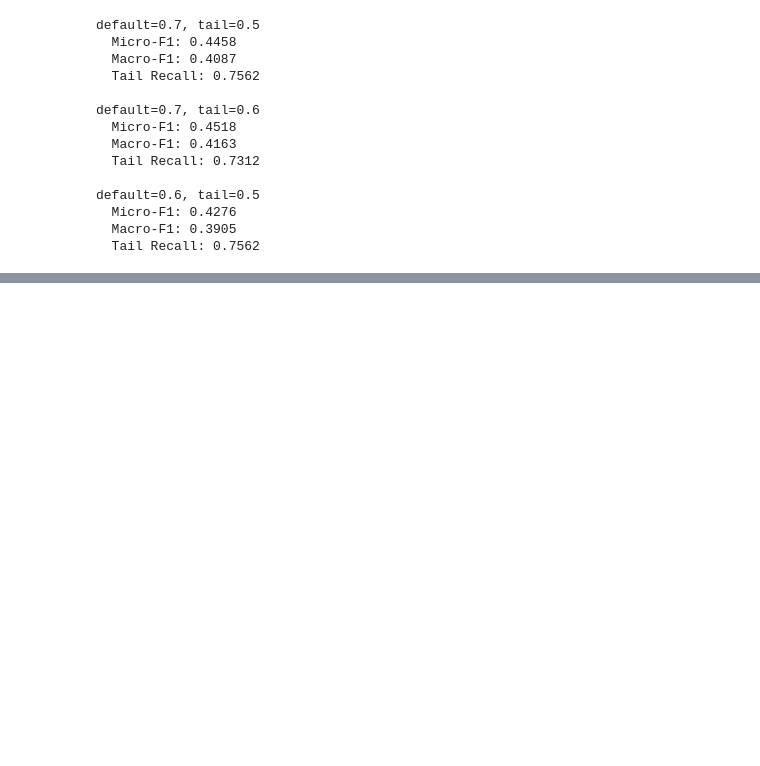
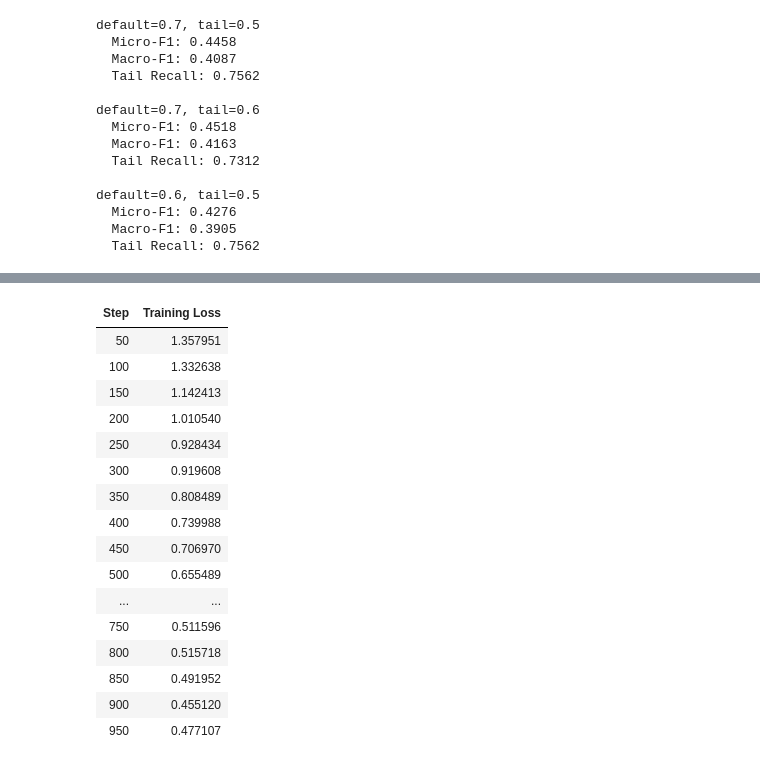
Before and after one commit to RolandSandorNagy/lightweight-emotion-detection-from-text, a Jupyter notebook: notebooks/03_multilabel_distilbert_baseline.ipynb, the cells around one changed output, grey strips where cells are left out. Cells and saved outputs as stored; diff of their text form; code cells hidden in the pictures; blank space fills up the shorter version.

```diff
--- a/notebooks/03_multilabel_distilbert_baseline.ipynb
+++ b/notebooks/03_multilabel_distilbert_baseline.ipynb
@@ -853,0 +1190,69 @@ default=0.6, tail=0.5
+# %%
+# ==========================================
+# EXPERIMENT 18 – SEED REPEAT OF BEST MODEL
+# seed = 7
+# ==========================================
+
+import random
+
+seed_18 = 7
+
+random.seed(seed_18)
+np.random.seed(seed_18)
+torch.manual_seed(seed_18)
+torch.cuda.manual_seed_all(seed_18)
+
+print("Using seed:", seed_18)
+
+model_ow_seed_18 = AutoModelForSequenceClassification.from_pretrained(
+    "distilbert-base-uncased",
+    num_labels=num_labels,
+    problem_type="multi_label_classification"
+)
+
+training_args_ow_seed_18 = TrainingArguments(
+    output_dir="./results_oversampled_weighted_seed7",
+    per_device_train_batch_size=16,
+    per_device_eval_batch_size=16,
+    num_train_epochs=3,
+    logging_steps=50,
+    report_to="none",
+    seed=seed_18,
+)
+
+trainer_ow_seed_18 = WeightedTrainer(
+    model=model_ow_seed_18,
+    args=training_args_ow_seed_18,
+    train_dataset=oversampled_train_dataset,
+    eval_dataset=val_dataset,
+    compute_metrics=compute_metrics,
+    data_collator=collator,
+    pos_weight=pos_weight_os,
+)
+
+trainer_ow_seed_18.train()
+eval_18 = trainer_ow_seed_18.evaluate()
+
+pred_output_18 = trainer_ow_seed_18.predict(val_dataset)
+
+logits_18 = pred_output_18.predictions
+labels_18 = pred_output_18.label_ids
+
+probs_18 = 1 / (1 + np.exp(-logits_18))
+
+best_threshold = 0.7
+preds_18 = (probs_18 > best_threshold).astype(int)
+
+micro_18 = f1_score(labels_18, preds_18, average="micro", zero_division=0)
+macro_18 = f1_score(labels_18, preds_18, average="macro", zero_division=0)
+tail_18 = tail_recall(labels_18, preds_18)
+
+print("=== Experiment 18 results ===")
+print("Threshold:", best_threshold)
+print(f"Micro-F1: {micro_18:.4f}")
+print(f"Macro-F1: {macro_18:.4f}")
+print(f"Tail Recall: {tail_18:.4f}")
+print("Eval loss:", eval_18["eval_loss"])
+print("Max prob:", probs_18.max())
+print("Mean prob:", probs_18.mean())
+# %% [output]
@@ -853,0 +1277,17 @@ default=0.6, tail=0.5
+| Step | Training Loss |
+| 50 | 1.357951 |
+| 100 | 1.332638 |
+| 150 | 1.142413 |
+| 200 | 1.010540 |
+| 250 | 0.928434 |
+| 300 | 0.919608 |
+| 350 | 0.808489 |
+| 400 | 0.739988 |
+| 450 | 0.706970 |
+| 500 | 0.655489 |
+| ... | ... |
+| 750 | 0.511596 |
+| 800 | 0.515718 |
+| 850 | 0.491952 |
+| 900 | 0.455120 |
+| 950 | 0.477107 |
```
Also changed, not shown: parts of 32 cells of this notebook, 2 other files.
